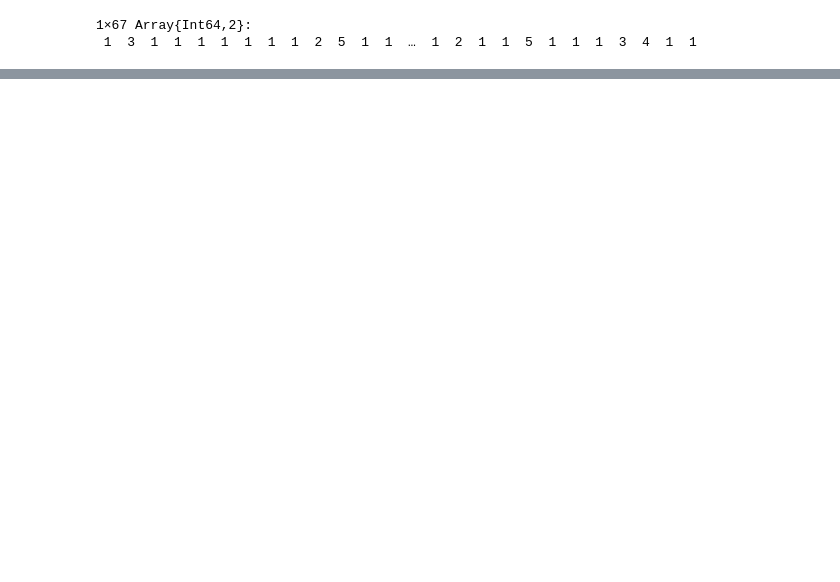
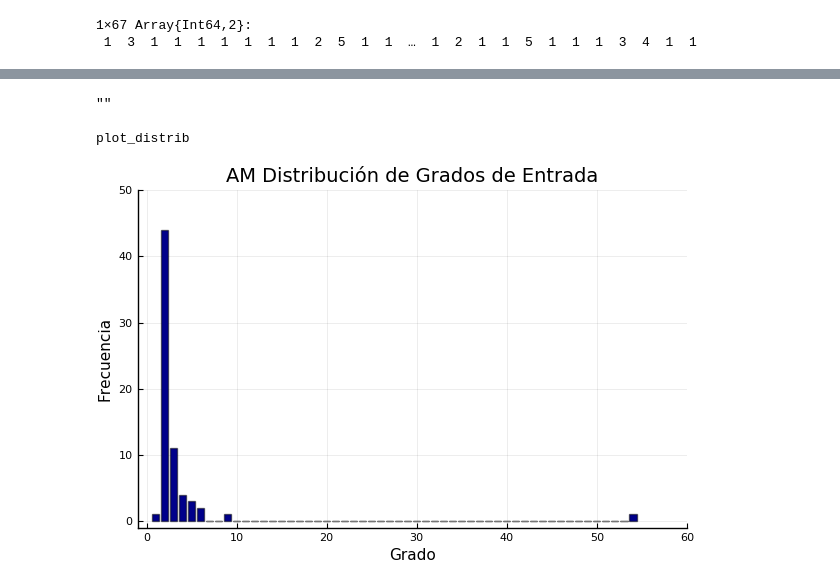
Before and after one commit to Yuriyama/Proyecto_aerolineas, a Jupyter notebook: Code/AM.ipynb, the cells around one changed output, grey strips where cells are left out. Cells and saved outputs as stored; diff of their text form; code cells hidden in the pictures; blank space fills up the shorter version.

```diff
--- a/Code/AM.ipynb
+++ b/Code/AM.ipynb
@@ -397,0 +628,39 @@ am_outgrado = readdlm("/Users/yuriko/Documents/UNAM/Tesis_Lic/RESULTADOS_SCRIPT/
+# %%
+am_vecinos[67]
+# %% [output]
+""
+# %%
+"""
+    plot_distrib(M::Array{Int64,2}, tipo::String, titulo::String, color::String)
+
+Función con parámetros:
+M = matriz
+tipo = "in" o "out"
+titulo = acepta el título del gráfico
+color = color de las barras
+
+que regresa un histograma de la distribución de grado, entrada o salida.
+"""
+function plot_distrib(M::Array{Int64,2}, tipo::String, titulo::String, color::String)
+
+    if tipo == "in"
+        distribucion = am_dist_outgrado #distrib_in_degree(M::Array)
+    elseif tipo == "out"
+        distribucion = am_dist_ingrado #distrib_out_degree(M::Array)
+    end
+    distribucion
+
+    graph = bar(distribucion, fillcolor = color, markersize = 3, linealpha = 0.5,
+    title = titulo,
+    legend = false,
+    xlabel = "Grado",
+    ylabel = "Frecuencia",
+    xlims = (-1,60), #obtener límites
+    ylims = (-1,50)) #obtener límites
+end
+# %% [output]
+plot_distrib
+# %%
+plot_distrib(am_matriz, "in", "AM Distribución de Grados de Entrada", "DarkBlue")
+# %% [output]
+[figure, added]
```
Also changed, not shown: parts of 167 cells of this notebook.
